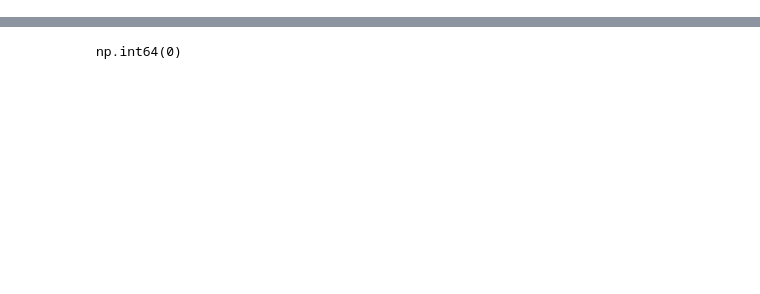
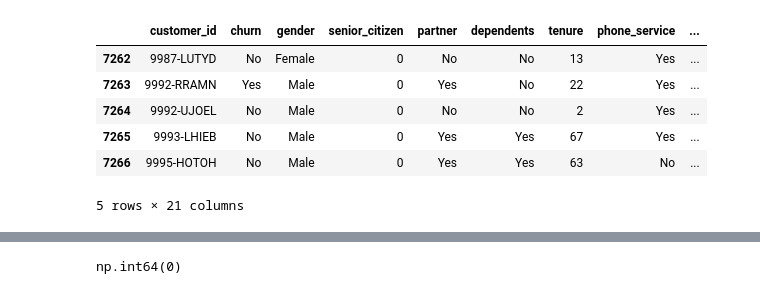
Before and after one commit to Crnari/TelecomX, a Jupyter notebook: notebooks/TelecomX_LATAM.ipynb, the cells around one changed output, grey strips where cells are left out. Cells and saved outputs as stored; diff of their text form; code cells hidden in the pictures; blank space fills up the shorter version.

```diff
--- a/notebooks/TelecomX_LATAM.ipynb
+++ b/notebooks/TelecomX_LATAM.ipynb
@@ -122,0 +117,10 @@ dtype: int64
+# %%
+df.tail()
+# %% [output]
+|  | customer_id | churn | gender | senior_citizen | partner | dependents | tenure | phone_service | ... |
+| 7262 | 9987-LUTYD | No | Female | 0 | No | No | 13 | Yes | ... |
+| 7263 | 9992-RRAMN | Yes | Male | 0 | Yes | No | 22 | Yes | ... |
+| 7264 | 9992-UJOEL | No | Male | 0 | No | No | 2 | Yes | ... |
+| 7265 | 9993-LHIEB | No | Male | 0 | Yes | Yes | 67 | Yes | ... |
+| 7266 | 9995-HOTOH | No | Male | 0 | Yes | Yes | 63 | No | ... |
+5 rows × 21 columns
```
Also changed, not shown: parts of 35 cells of this notebook, 1 other file.
